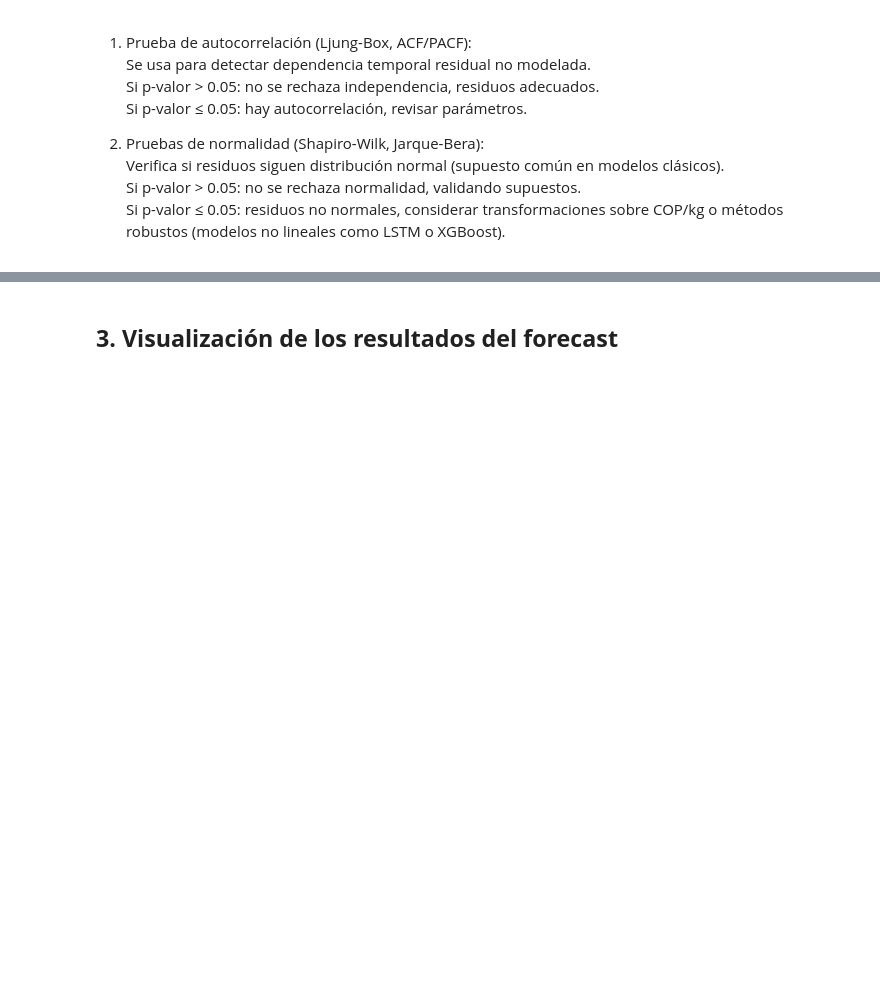
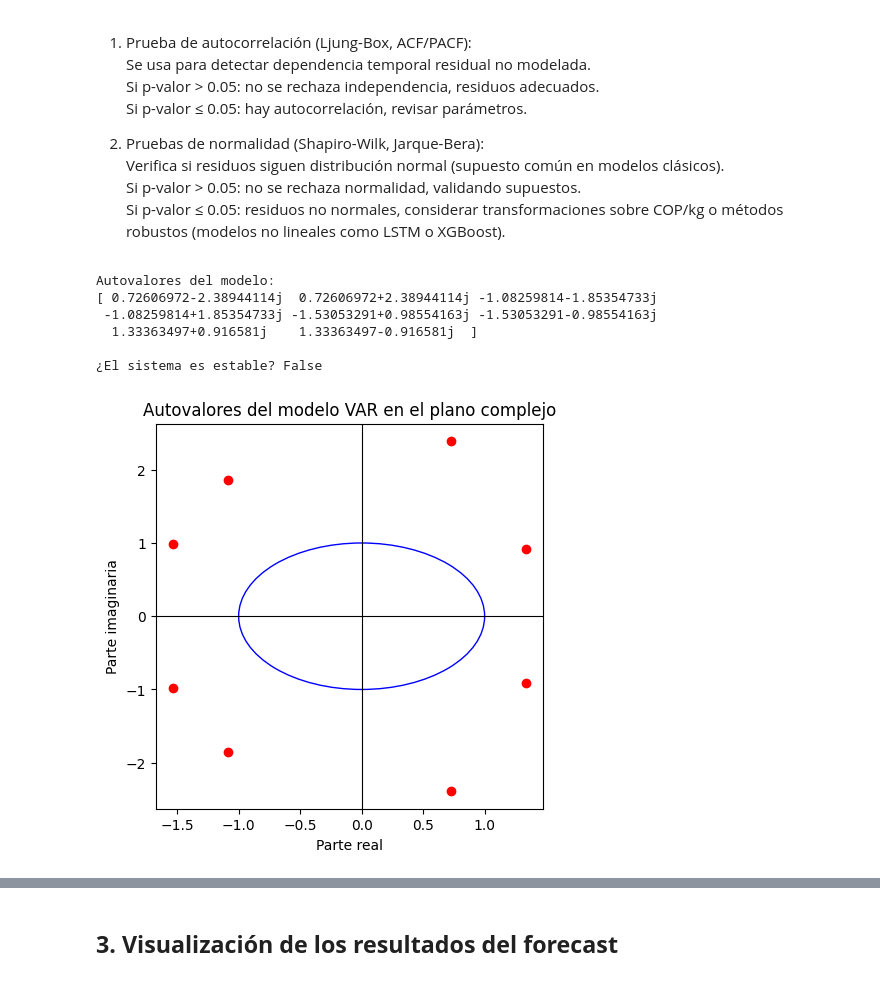
Before and after one commit to pedr0jos3/Mi-tesis, a Jupyter notebook: ModeloVAR.ipynb, the cells around one changed output, grey strips where cells are left out. Cells and saved outputs as stored; diff of their text form; code cells hidden in the pictures; blank space fills up the shorter version.

```diff
--- a/ModeloVAR.ipynb
+++ b/ModeloVAR.ipynb
@@ -235,6 +192,37 @@ Si p-valor ≤ 0.05: hay autocorrelación, revisar parámetros.
 Verifica si residuos siguen distribución normal (supuesto común en modelos clásicos).
 Si p-valor > 0.05: no se rechaza normalidad, validando supuestos.
 Si p-valor ≤ 0.05: residuos no normales, considerar transformaciones sobre COP/kg o métodos robustos (modelos no lineales como LSTM o XGBoost).
+# %%
+# 1. Ver los autovalores directamente:
+eigenvalues = var_model.roots
+print("Autovalores del modelo:")
+print(eigenvalues)
+
+# 2. Verificar que todos estén dentro del círculo unitario:
+stable = np.all(np.abs(eigenvalues) < 1)
+print(f"\n¿El sistema es estable? {stable}")
+
+# 3. (Opcional) Visualizar en el plano complejo:
+import matplotlib.pyplot as plt
+
+plt.figure(figsize=(5,5))
+plt.scatter(eigenvalues.real, eigenvalues.imag, color='red')
+circle = plt.Circle((0,0), 1, color='blue', fill=False)
+plt.gca().add_artist(circle)
+plt.axhline(0, color='black', linewidth=0.8)
+plt.axvline(0, color='black', linewidth=0.8)
+plt.title("Autovalores del modelo VAR en el plano complejo")
+plt.xlabel("Parte real")
+plt.ylabel("Parte imaginaria")
+plt.show()
+# %% [output]
+Autovalores del modelo:
+[ 0.72606972-2.38944114j  0.72606972+2.38944114j -1.08259814-1.85354733j
+ -1.08259814+1.85354733j -1.53053291+0.98554163j -1.53053291-0.98554163j
+  1.33363497+0.916581j    1.33363497-0.916581j  ]
+
+¿El sistema es estable? False
+[figure, added]
 # %%
 # Número de pasos a predecir
 n_steps = test_size
```
Also changed, not shown: parts of 15 cells of this notebook, 9 other files.
